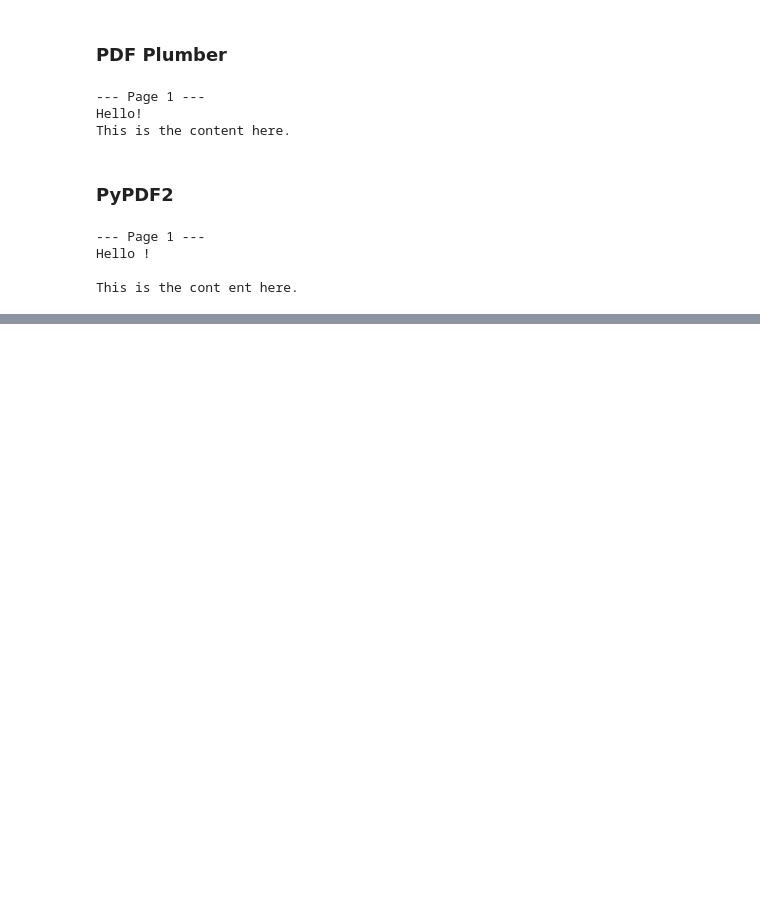
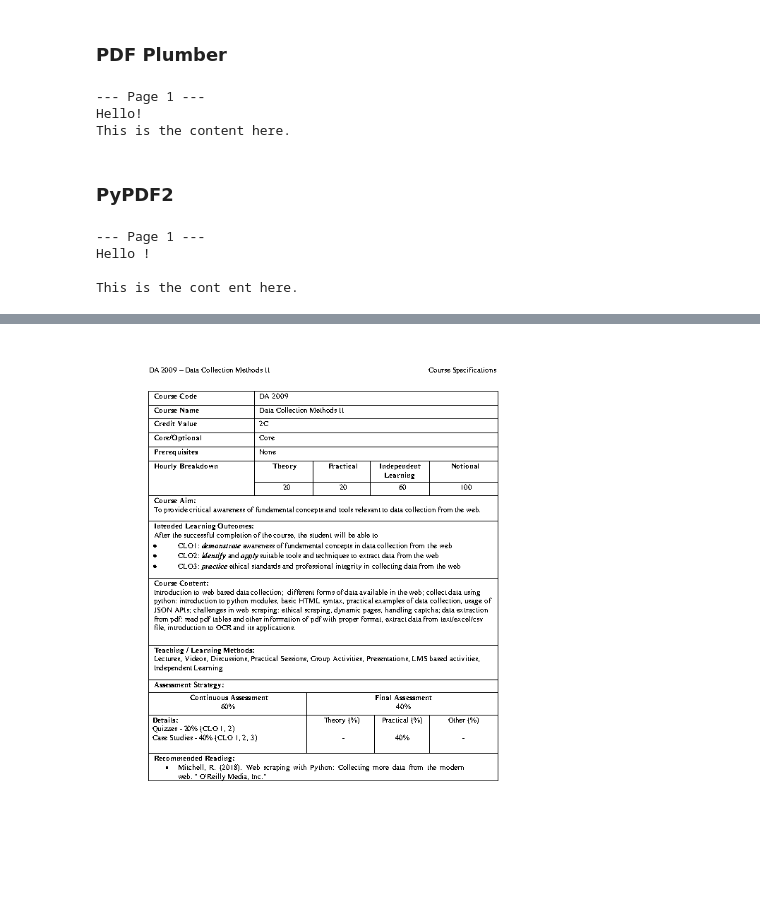
Before and after one commit to susara-ouchi/DA-2009---Scripts, a Jupyter notebook: Week 08/Example_01.ipynb, the cells around one changed output, grey strips where cells are left out. Drawn from its saved outputs; the diff is of its cells as text; code cells hidden in the pictures; blank space fills up the shorter version.

```diff
--- a/Week 08/Example_01.ipynb
+++ b/Week 08/Example_01.ipynb
@@ -94,0 +157,15 @@ RuntimeError: Directory 'static/' does not exist
+# %%
+import pdfplumber
+
+pdf_path = "sample_pdf.pdf"
+all_text = ""
+
+with pdfplumber.open(pdf_path) as pdf:
+    for page_num, page in enumerate(pdf.pages, start=1):
+        text = page.extract_text()
+        if text:
+            all_text += f"\n--- Page {page_num} ---\n{text}"
+        else:
+            all_text += f"\n--- Page {page_num} ---\n(No text found)"
+
+print(all_text)
@@ -94,0 +303,15 @@ RuntimeError: Directory 'static/' does not exist
+# %%
+import pdfplumber
+
+pdf_path = "PDFs/DA 2009 - Course Specifications.pdf"
+all_text = ""
+
+with pdfplumber.open(pdf_path) as pdf:
+    for page_num, page in enumerate(pdf.pages, start=1):
+        text = page.extract_text()
+        if text:
+            all_text += f"\n--- Page {page_num} ---\n{text}"
+        else:
+            all_text += f"\n--- Page {page_num} ---\n(No text found)"
+
+print(all_text)
@@ -94,0 +342,13 @@ RuntimeError: Directory 'static/' does not exist
+# %%
+import pdfplumber
+
+pdf_path = "PDFs/DA 2009 - Course Specifications.pdf"
+all_text = ""
+
+with pdfplumber.open(pdf_path) as pdf:
+    all_text = pdf.pages[0].extract_text()
+
+im = pdf.pages[0].to_image()
+im
+# %% [output]
+[figure, added]
```
Also changed, not shown: parts of 11 cells of this notebook, 14 other files.
